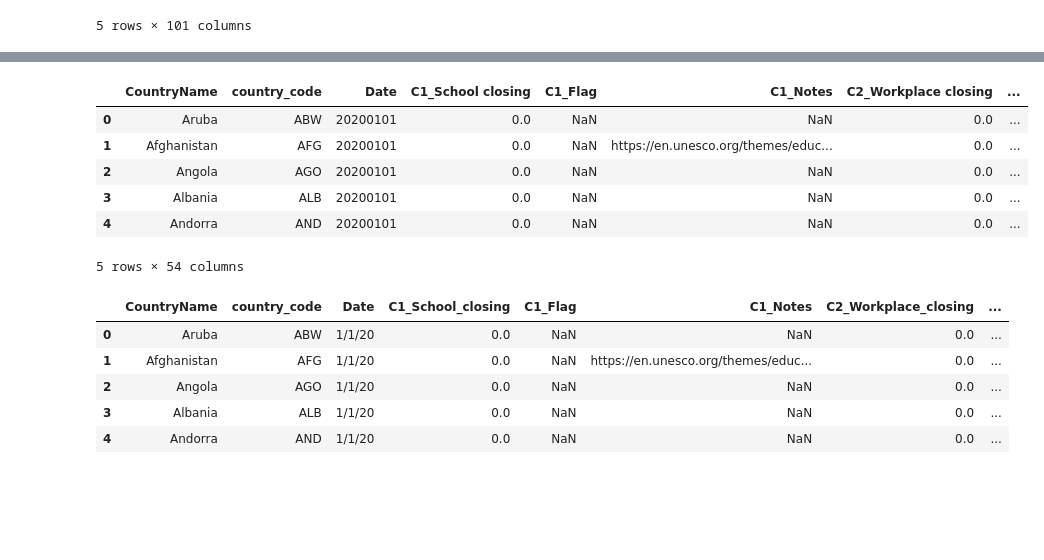
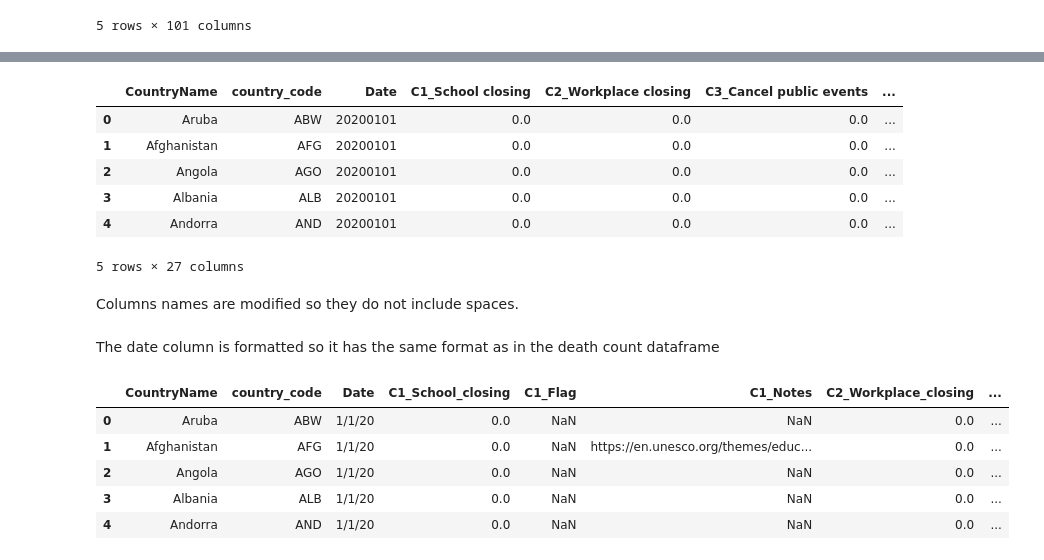
Before and after one commit to MFHolm/socialData, a Jupyter notebook: data_prep.ipynb, the cells around one changed output, grey strips where cells are left out. Saved outputs shown, nothing was run; the diff lists cells and outputs as text; code cells hidden in the pictures; blank space fills up the shorter version.

```diff
--- a/data_prep.ipynb
+++ b/data_prep.ipynb
@@ -62,14 +68,16 @@ country_total_df.head()
 # %%
 countermeasures_file = '../data/OxCGRT.csv'
 #Read csv file using pandas
-countermeasures_df = pd.read_csv(countermeasures_file)
+countermeasures_df = pd.read_csv(countermeasures_file, usecols = lambda column : ('_Flag' not in column and '_Notes' not in column))
 countermeasures_df = countermeasures_df.rename(columns={"CountryCode": "country_code"})
 countermeasures_df.head()
 # %% [output]
-|  | CountryName | country_code | Date | C1_School closing | C1_Flag | C1_Notes | C2_Workplace closing | ... |
-| 0 | Aruba | ABW | 20200101 | 0.0 | NaN | NaN | 0.0 | ... |
-| 1 | Afghanistan | AFG | 20200101 | 0.0 | NaN | https://en.unesco.org/themes/educ... | 0.0 | ... |
-| 2 | Angola | AGO | 20200101 | 0.0 | NaN | NaN | 0.0 | ... |
-| 3 | Albania | ALB | 20200101 | 0.0 | NaN | NaN | 0.0 | ... |
-| 4 | Andorra | AND | 20200101 | 0.0 | NaN | NaN | 0.0 | ... |
+|  | CountryName | country_code | Date | C1_School closing | C2_Workplace closing | C3_Cancel public events | ... |
+| 0 | Aruba | ABW | 20200101 | 0.0 | 0.0 | 0.0 | ... |
+| 1 | Afghanistan | AFG | 20200101 | 0.0 | 0.0 | 0.0 | ... |
+| 2 | Angola | AGO | 20200101 | 0.0 | 0.0 | 0.0 | ... |
+| 3 | Albania | ALB | 20200101 | 0.0 | 0.0 | 0.0 | ... |
+| 4 | Andorra | AND | 20200101 | 0.0 | 0.0 | 0.0 | ... |
-5 rows × 54 columns
+5 rows × 27 columns
+# %% [markdown]
+Columns names are modified so they do not include spaces.
@@ -76 +86,3 @@ countermeasures_df.head()
+# %% [markdown]
+The date column is formatted so it has the same format as in the death count dataframe
 # %%
```
Also changed, not shown: parts of 18 cells of this notebook, 1 other file.
